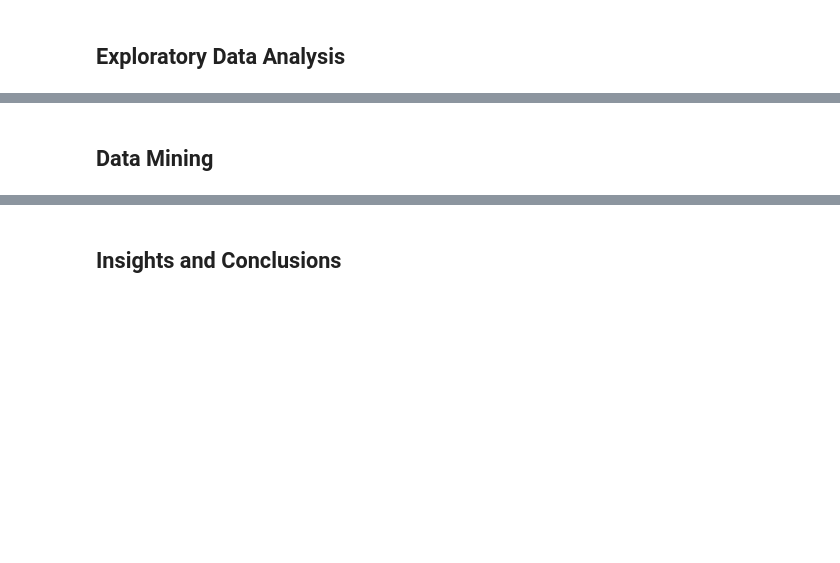
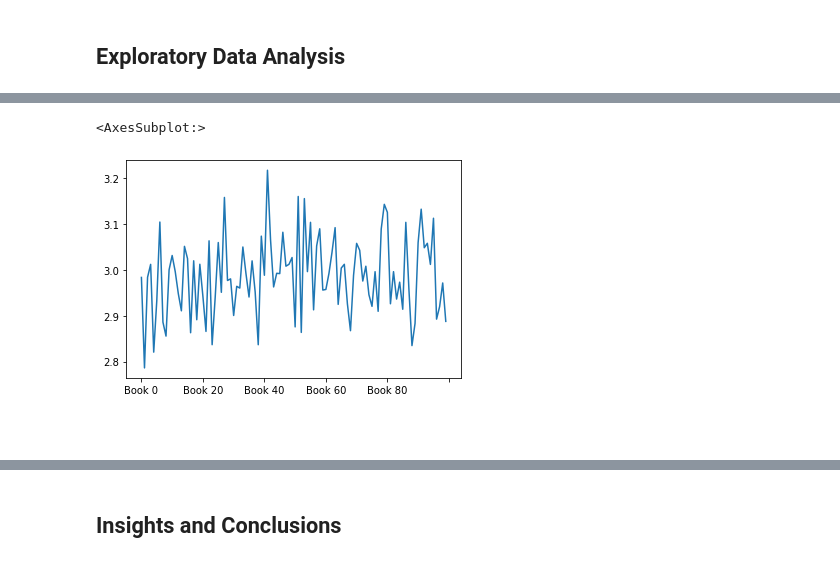
Before and after one commit to francheska-vicente/csmodel-project2, a Jupyter notebook: CSMODEL-Project2-S11-Group28.ipynb, the cells around one changed output, grey strips where cells are left out. Drawn from its saved outputs; the diff is of its cells as text; code cells hidden in the pictures; blank space fills up the shorter version.

```diff
--- a/CSMODEL-Project2-S11-Group28.ipynb
+++ b/CSMODEL-Project2-S11-Group28.ipynb
@@ -35,0 +34,14 @@ Rows -> books; columns -> readers of the books
+# %%
+col_names = []
+row_names = []
+
+for i in range(100):
+    row_names.append("Book " + str(i))
+
+for i in range(300):
+    col_names.append("User " + str(i))
+
+book_df.index = row_names
+book_df.columns = col_names
+
+book_df
@@ -37,0 +66,3 @@ Rows -> books; columns -> readers of the books
+# %%
+mean = book_df.mean(axis=1)
+mean.sort_values(ascending=False)
@@ -38,2 +82,7 @@ Rows -> books; columns -> readers of the books
+# %%
+mean.plot.line()
+# %% [output]
+<AxesSubplot:>
+[figure, added]
 # %% [markdown]
-## Data Mining
+####
```
Also changed, not shown: parts of 10 cells of this notebook.
